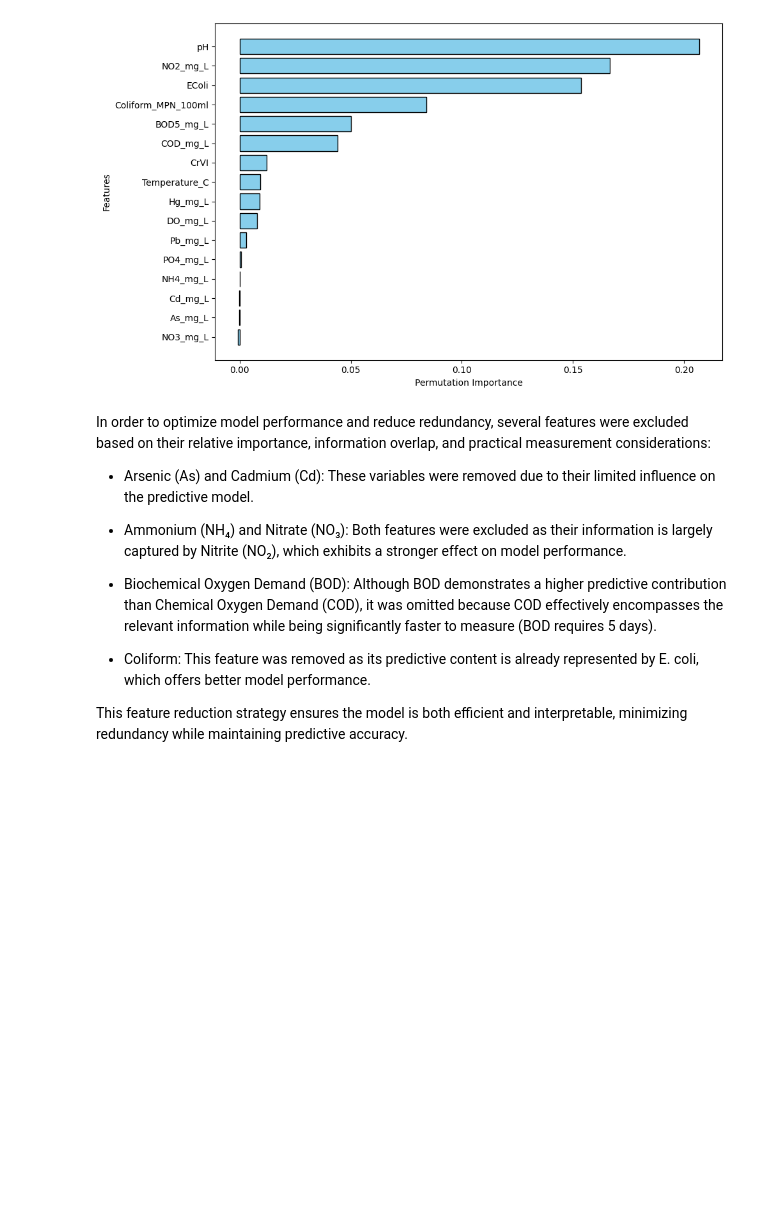
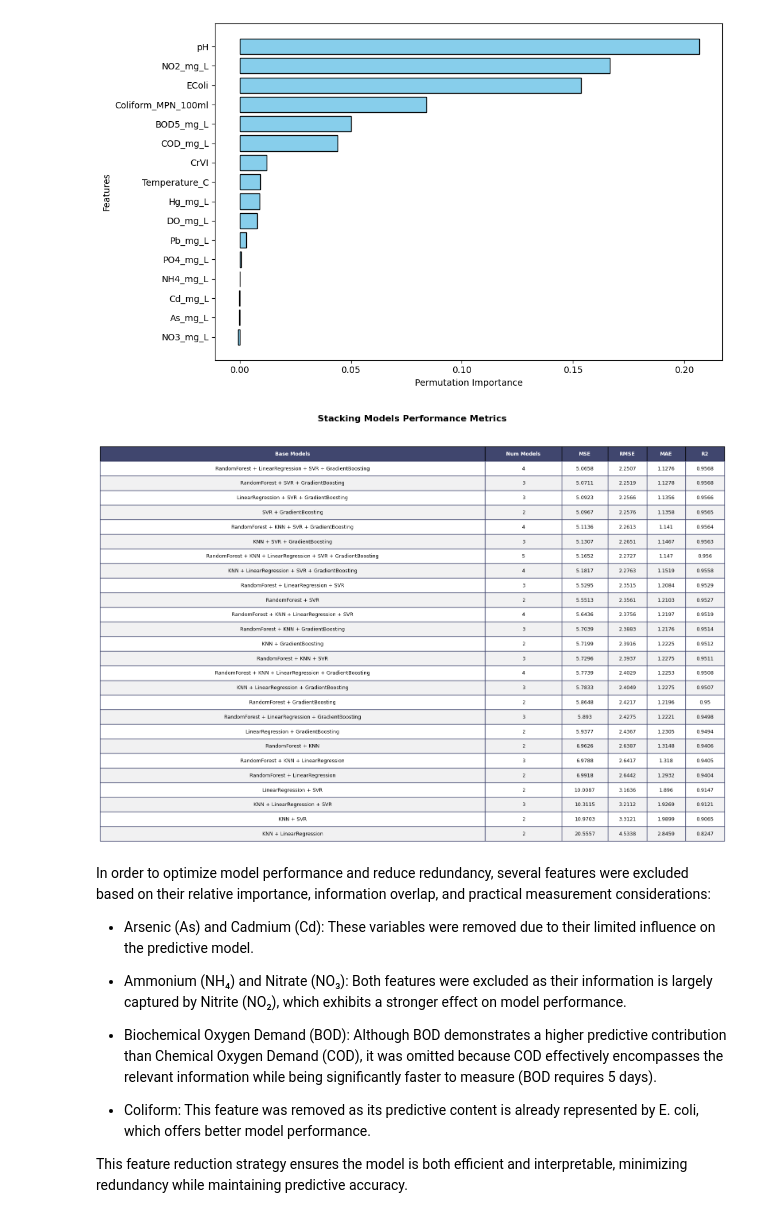
Before and after one commit to OppenTona/Predict-WQI, a Jupyter notebook: 2560895_ToanNguyenThe_WQI_Predict_Version18_raw_input.ipynb, the cells around one changed output. Drawn from its saved outputs; the diff is of its cells as text; code cells hidden in the pictures; blank space fills up the shorter version.

```diff
--- a/2560895_ToanNguyenThe_WQI_Predict_Version18_raw_input.ipynb
+++ b/2560895_ToanNguyenThe_WQI_Predict_Version18_raw_input.ipynb
@@ -1553,9 +1509,6 @@ X_train_retrain, X_test_retrain, y_train_retrain, y_test_retrain = train_test_sp
 stacking_model.fit(X_train_retrain, y_train_retrain)
 sm_pred_retrain = stacking_model.predict(X_test_retrain)
 # %%
-# ==============================
-# Base models & meta model
-# ==============================
 optimized_models = {
     'RandomForest': rf_model,
     'KNN': knn_model,
@@ -1563,112 +1516,69 @@ optimized_models = {
     'SVR': svr_model,
     'GradientBoosting': gb_model
 }
+
 meta_model = LinearRegression()
-
 results = []
 model_names = list(optimized_models.keys())
-kf = KFold(n_splits=5, shuffle=True, random_state=42)
-
-# ==============================
-# Try all stacking combinations with K-Fold
-# ==============================
-best_rmse = np.inf
-best_stacking_model = None
 
 for r in range(2, len(model_names) + 1):
     for combo in itertools.combinations(model_names, r):
-        # Prepare base estimators for stacking
         estimators = [(name.lower(), optimized_models[name]) for name in combo]
+
         stacking = StackingRegressor(
             estimators=estimators,
             final_estimator=meta_model,
             n_jobs=-1
         )
 
-        # K-Fold Cross-Validation on X_retrain, y_retrain
-        cv_results = cross_validate(
-            stacking,
-            X_retrain, y_retrain,
-            cv=kf,
-            scoring={
-                'mse': 'neg_mean_squared_error',
-                'mae': 'neg_mean_absolute_error',
-                'r2': 'r2'
-            },
-            return_train_score=False
-        )
+        stacking.fit(X_train_retrain, y_train_retrain)
+        preds = stacking.predict(X_test_retrain)
 
-        # Calculate performance metrics
-        mse = -cv_results['test_mse'].mean()
+        mse = mean_squared_error(y_test_retrain, preds)
         rmse = np.sqrt(mse)
-        mae = -cv_results['test_mae'].mean()
-        r2 = cv_results['test_r2'].mean()
-        mse_std = cv_results['test_mse'].std()
-        r2_std = cv_results['test_r2'].std()
+        mae = mean_absolute_error(y_test_retrain, preds)
+        r2 = r2_score(y_test_retrain, preds)
 
-        # Append results to list
         results.append({
             'Base Models': " + ".join(combo),
             'Num Models': len(combo),
             'MSE': mse,
             'RMSE': rmse,
             'MAE': mae,
-            'R2': r2,
-            'MSE_std': mse_std,
-            'R2_std': r2_std
+            'R2': r2
         })
 
-        # Update the best stacking model based on RMSE
-        if rmse < best_rmse:
-            best_rmse = rmse
-            best_stacking_model = stacking
+results_df = pd.DataFrame(results).sort_values(by='RMSE')
 
-# ==============================
-# Convert results to DataFrame & sort by RMSE
-# ==============================
-results_df = pd.DataFrame(results)
-results_df.sort_values(by='RMSE', inplace=True)
-results_df.reset_index(drop=True, inplace=True)
-
-# ==============================
-# Fit the best stacking model on the entire dataset
-# ==============================
-stacking_model = best_stacking_model
-stacking_model.fit(X_retrain, y_retrain)
-
-# ==============================
-# Display performance metrics table
-# ==============================
 fig, ax = plt.subplots(figsize=(16, len(results_df) * 0.35 + 2))
 ax.axis('off')
 
 tbl = ax.table(
     cellText=results_df.round(4).values,
     colLabels=results_df.columns,
     cellLoc='center',
     loc='center',
     bbox=[0, 0, 1, 0.95]
 )
 
 tbl.auto_set_font_size(False)
 tbl.set_fontsize(9)
 tbl.auto_set_column_width(col=list(range(len(results_df.columns))))
 
-# Style table
 for (i, j), cell in tbl.get_celld().items():
     cell.set_height(0.06)
     if i == 0:
         cell.set_facecolor('#40466e')
         cell.set_text_props(weight='bold', color='w')
     else:
         cell.set_facecolor('#f1f1f2' if i % 2 == 0 else 'white')
         cell.set_edgecolor('#40466e')
 
-fig.suptitle("Stacking Models Performance Metrics (5-Fold CV, Sorted by RMSE)",
-             fontsize=16, weight='bold', y=0.98)
-
+fig.suptitle("Stacking Models Performance Metrics", fontsize=16, weight='bold', y=0.98)
 plt.tight_layout()
 plt.show()
+# %% [output]
+[figure, added]
 # %% [markdown]
 In order to optimize model performance and reduce redundancy, several features were excluded based on their relative importance, information overlap, and practical measurement considerations:
 
```
Also changed, not shown: parts of 4 cells of this notebook, 18 other files.
